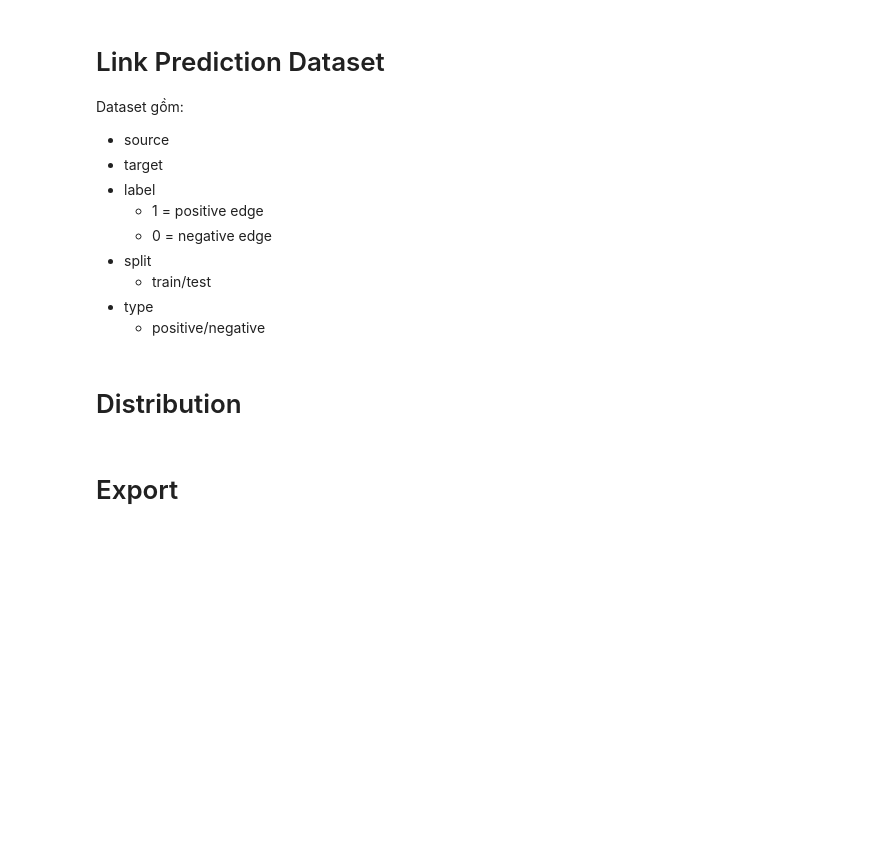
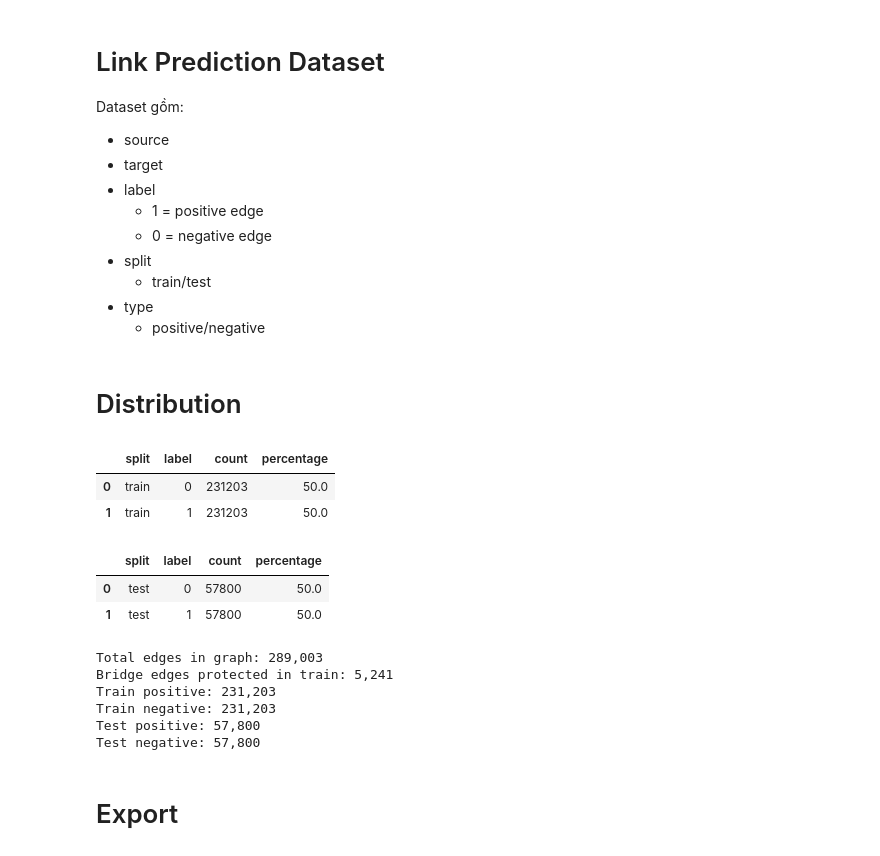
Before and after one commit to Avcuongy/social-analysis-project, a Jupyter notebook: notebooks/models/2_strategy.ipynb, the cells around one changed output. Saved outputs shown, nothing was run; the diff lists cells and outputs as text; code cells hidden in the pictures; blank space fills up the shorter version.

```diff
--- a/notebooks/models/2_strategy.ipynb
+++ b/notebooks/models/2_strategy.ipynb
@@ -206,21 +186,21 @@ Test positive edges: 57,800
 # %%
 positive_forbidden = set(all_edges)
 
-train_neg = sample_hard_negative_pairs(
+train_neg = sample_negative_pairs(
     graph=G,
     n_samples=len(train_pos),
     forbidden_pairs=positive_forbidden,
     random_state=42,
- )
+)
 
 negative_forbidden = positive_forbidden.union(train_neg)
 
-test_neg = sample_hard_negative_pairs(
+test_neg = sample_negative_pairs(
     graph=G,
     n_samples=len(test_pos),
     forbidden_pairs=negative_forbidden,
     random_state=42,
- )
+)
 
 train_neg_set = set(train_neg)
 test_neg_set = set(test_neg)
@@ -275,6 +255,38 @@ train_df = train_df.join(df_indexed, on=["source", "target"], how="left")
 test_df = test_df.join(df_indexed, on=["source", "target"], how="left")
 # %% [markdown]
 # Distribution
+# %%
+label_distribution_train = (train_df.groupby(["split", "label"]).size().reset_index(name="count"))
+label_distribution_train["percentage"] = (label_distribution_train["count"] / label_distribution_train.groupby("split")["count"].transform("sum") * 100).round(2)
+label_distribution_train
+# %% [output]
+|  | split | label | count | percentage |
+| 0 | train | 0 | 231203 | 50.0 |
+| 1 | train | 1 | 231203 | 50.0 |
+# %%
+label_distribution_train = (test_df.groupby(["split", "label"]).size().reset_index(name="count"))
+label_distribution_train["percentage"] = (label_distribution_train["count"] / label_distribution_train.groupby("split")["count"].transform("sum") * 100).round(2)
+display(label_distribution_train)
+# %% [output]
+|  | split | label | count | percentage |
+| 0 | test | 0 | 57800 | 50.0 |
+| 1 | test | 1 | 57800 | 50.0 |
+# %%
+print(f"Total edges in graph: {len(all_edges):,}")
+print(f"Bridge edges protected in train: {len(bridge_edges):,}")
+
+print(f"Train positive: {len(train_pos):,}")
+print(f"Train negative: {len(train_neg):,}")
+
+print(f"Test positive: {len(test_pos):,}")
+print(f"Test negative: {len(test_neg):,}")
+# %% [output]
+Total edges in graph: 289,003
+Bridge edges protected in train: 5,241
+Train positive: 231,203
+Train negative: 231,203
+Test positive: 57,800
+Test negative: 57,800
 # %% [markdown]
 # Export
 # %%
```
Also changed, not shown: parts of 8 cells of this notebook, 5 other files.
